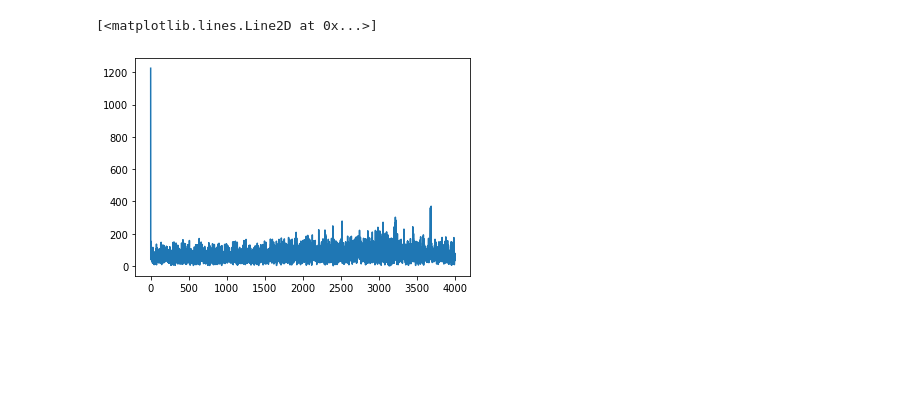
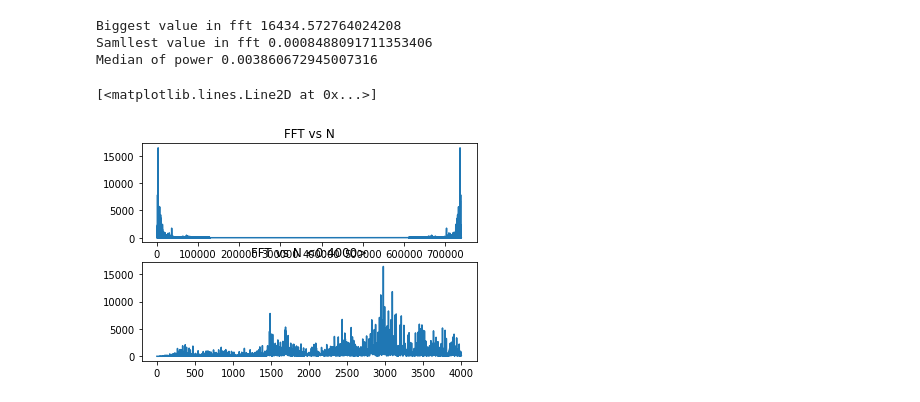
Before and after one commit to szymonrucinski/AiRoll, a Jupyter notebook: editor/AudioFiltering.ipynb, the cells around one changed output. Drawn from its saved outputs; the diff is of its cells as text; code cells hidden in the pictures; blank space fills up the shorter version.

```diff
--- a/editor/AudioFiltering.ipynb
+++ b/editor/AudioFiltering.ipynb
@@ -55,5 +44,0 @@ plt.plot(abs(fhat))
-# %%
-plt.plot(abs(fhat[0:4000]))
-# %% [output]
-[<matplotlib.lines.Line2D at 0x...>]
-[figure, removed]
@@ -62,0 +45,19 @@ PSD = fhat * np.conj(fhat)/len(x)
+# %%
+print("Biggest value in fft {}".format(max(abs(fhat))))
+print("Samllest value in fft {}".format(min(abs(fhat))))
+print('Median of power {}'.format(np.median(abs(fhat))))
+# %% [output]
+Biggest value in fft 16434.572764024208
+Samllest value in fft 0.0008488091711353406
+Median of power 0.003860672945007316
+# %%
+fig,axs = plt.subplots(2,1)
+plt.sca(axs[0])
+plt.title('FFT vs N')
+plt.plot(abs(fhat))
+plt.sca(axs[1])
+plt.title('FFT vs N <0:4000>')
+plt.plot(abs(fhat[0:4000]))
+# %% [output]
+[<matplotlib.lines.Line2D at 0x...>]
+[figure, added]
```
Also changed, not shown: parts of 21 cells of this notebook, 3 other files.
